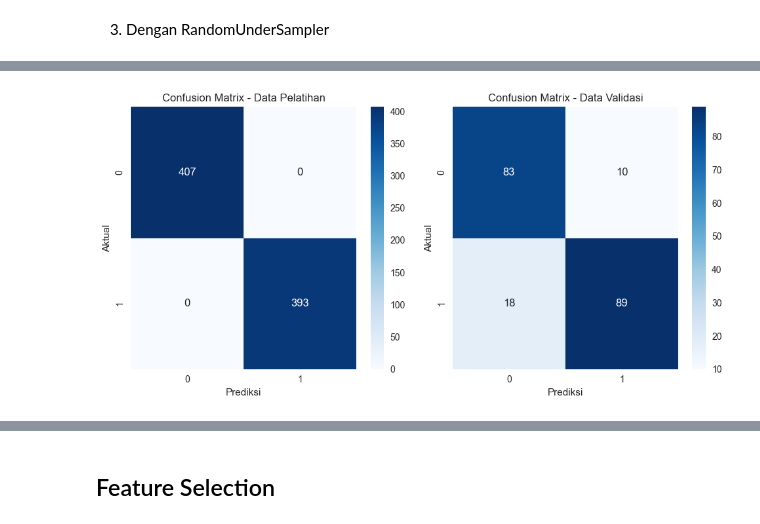
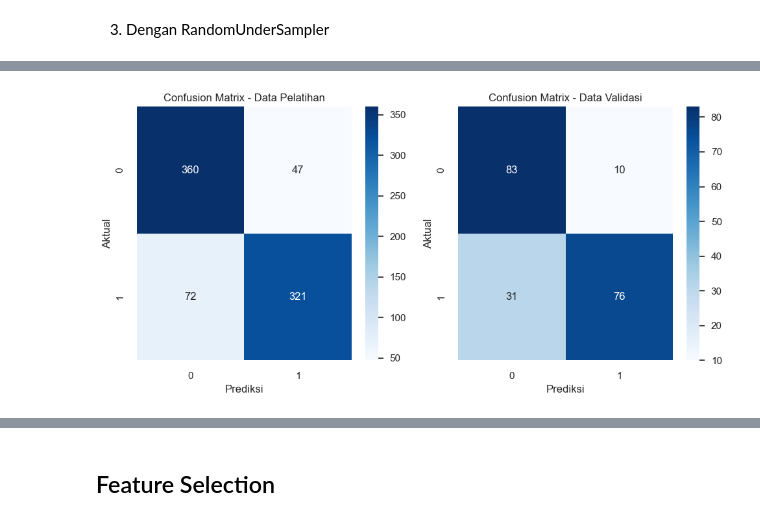
Before and after one commit to andhya26/capstone3, a Jupyter notebook: trycaps3.ipynb, the cells around one changed output, grey strips where cells are left out. Saved outputs shown, nothing was run; the diff lists cells and outputs as text; code cells hidden in the pictures.

```diff
--- a/trycaps3.ipynb
+++ b/trycaps3.ipynb
@@ -693,7 +689,7 @@ import numpy as np
 import matplotlib.pyplot as plt
 import seaborn as sns
 from sklearn.model_selection import train_test_split
-from sklearn.tree import DecisionTreeClassifier
+from sklearn.discriminant_analysis import QuadraticDiscriminantAnalysis
 from sklearn.metrics import confusion_matrix
 from sklearn.datasets import make_classification
 
@@ -703,37 +699,37 @@ X, y = make_classification(n_samples=1000, n_features=20, n_classes=2, random_st
 # Bagi data menjadi data pelatihan dan data validasi
 X_train, X_val, y_train, y_val = train_test_split(X, y, test_size=0.2, random_state=42)
 
-# Inisialisasi model, misalnya Decision Tree
-model = DecisionTreeClassifier()
+# Inisialisasi model
+model = QuadraticDiscriminantAnalysis()
 
 # Latih model pada data pelatihan
 model.fit(X_train, y_train)
 
 # Prediksi label pada data pelatihan dan data validasi
 train_predictions = model.predict(X_train)
 val_predictions = model.predict(X_val)
 
 # Dapatkan confusion matrix untuk data pelatihan dan data validasi
 cm_train = confusion_matrix(y_train, train_predictions)
 cm_val = confusion_matrix(y_val, val_predictions)
 
 # Buat heatmap untuk confusion matrix data pelatihan
 plt.figure(figsize=(10, 5))
 
 plt.subplot(1, 2, 1)
 sns.heatmap(cm_train, annot=True, fmt="d", cmap="Blues", xticklabels=['0', '1'], yticklabels=['0', '1'])
 plt.title('Confusion Matrix - Data Pelatihan')
 plt.xlabel('Prediksi')
 plt.ylabel('Aktual')
 
 # Buat heatmap untuk confusion matrix data validasi
 plt.subplot(1, 2, 2)
 sns.heatmap(cm_val, annot=True, fmt="d", cmap="Blues", xticklabels=['0', '1'], yticklabels=['0', '1'])
 plt.title('Confusion Matrix - Data Validasi')
 plt.xlabel('Prediksi')
 plt.ylabel('Aktual')
 
 plt.tight_layout()
 plt.show()
 # %% [output]
-[figure, old version]
+[figure, new version]
```
Also changed, not shown: parts of 24 cells of this notebook.
